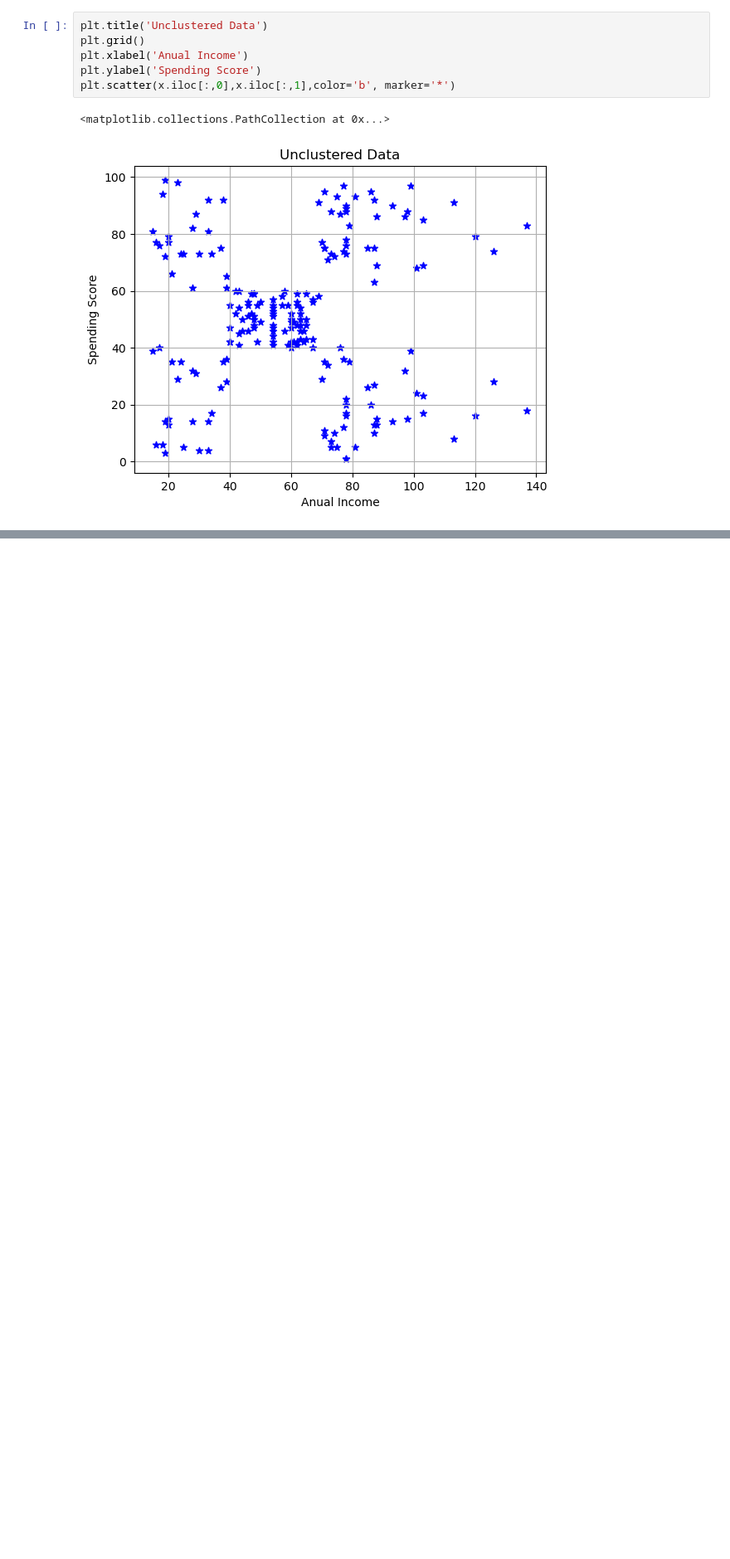
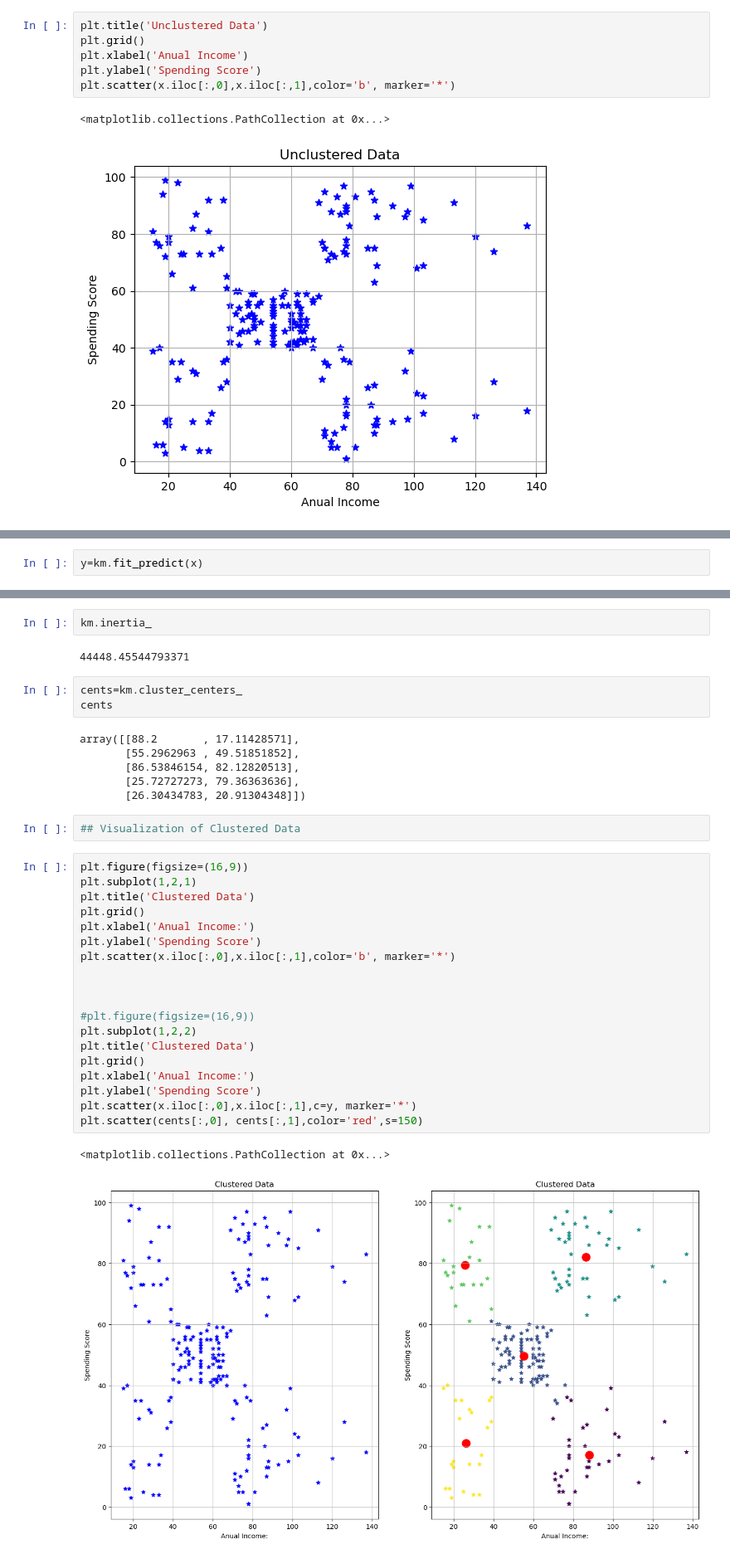
Before and after one commit to skmlai/MLAI, a Jupyter notebook: 47 k-Means Clustering.ipynb, the cells around one changed output, grey strips where cells are left out. Shown at 83% size. Cells and saved outputs as stored; diff of their text form; blank space fills up the shorter version.

```diff
--- a/47 k-Means Clustering.ipynb
+++ b/47 k-Means Clustering.ipynb
@@ -55,0 +170,2 @@ plt.scatter(x.iloc[:,0],x.iloc[:,1],color='b', marker='*')
+# %%
+y=km.fit_predict(x)
@@ -55,0 +185,37 @@ plt.scatter(x.iloc[:,0],x.iloc[:,1],color='b', marker='*')
+# %%
+km.inertia_
+# %% [output]
+44448.45544793371
+# %%
+cents=km.cluster_centers_
+cents
+# %% [output]
+array([[88.2       , 17.11428571],
+       [55.2962963 , 49.51851852],
+       [86.53846154, 82.12820513],
+       [25.72727273, 79.36363636],
+       [26.30434783, 20.91304348]])
+# %%
+## Visualization of Clustered Data
+# %%
+plt.figure(figsize=(16,9))
+plt.subplot(1,2,1)
+plt.title('Clustered Data')
+plt.grid()
+plt.xlabel('Anual Income:')
+plt.ylabel('Spending Score')
+plt.scatter(x.iloc[:,0],x.iloc[:,1],color='b', marker='*')
+
+
+
+#plt.figure(figsize=(16,9))
+plt.subplot(1,2,2)
+plt.title('Clustered Data')
+plt.grid()
+plt.xlabel('Anual Income:')
+plt.ylabel('Spending Score')
+plt.scatter(x.iloc[:,0],x.iloc[:,1],c=y, marker='*')
+plt.scatter(cents[:,0], cents[:,1],color='red',s=150)
+# %% [output]
+<matplotlib.collections.PathCollection at 0x...>
+[figure, added]
```
Also changed, not shown: parts of 37 cells of this notebook, 6 other files.
